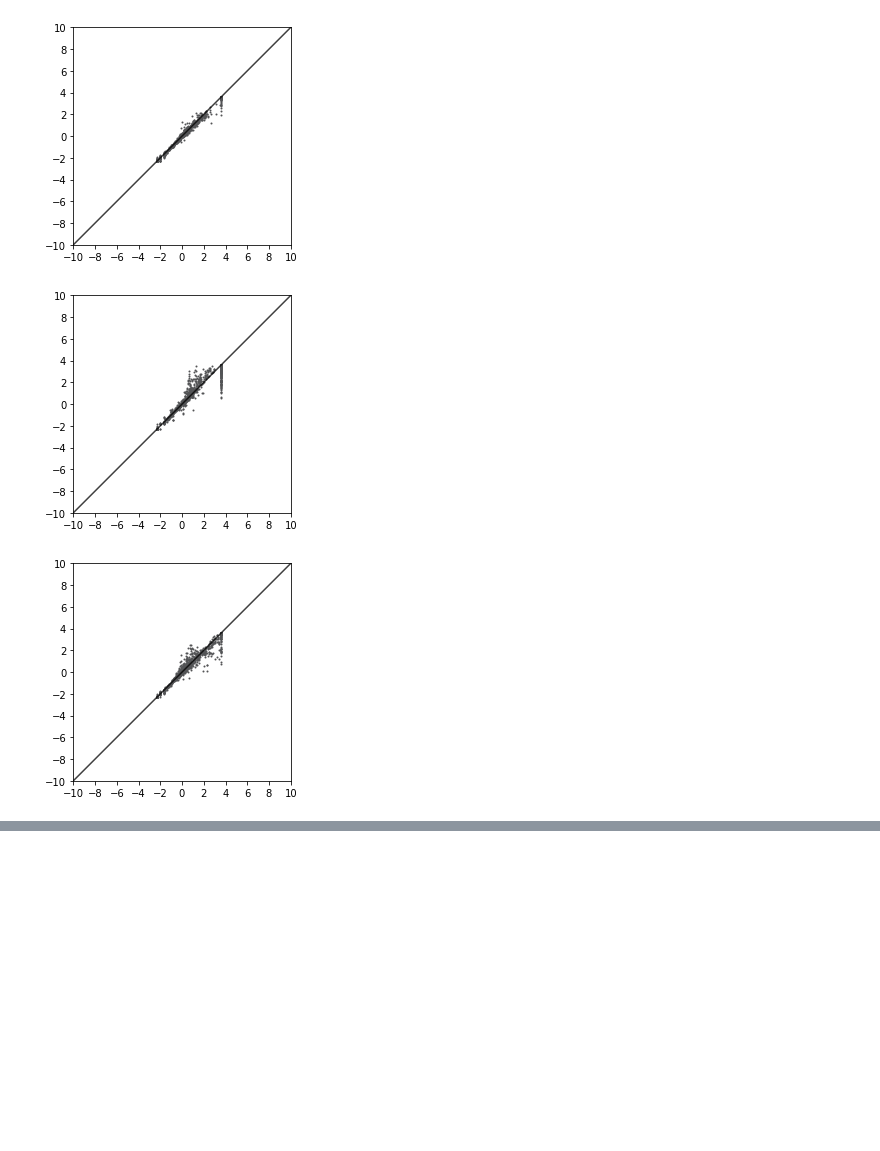
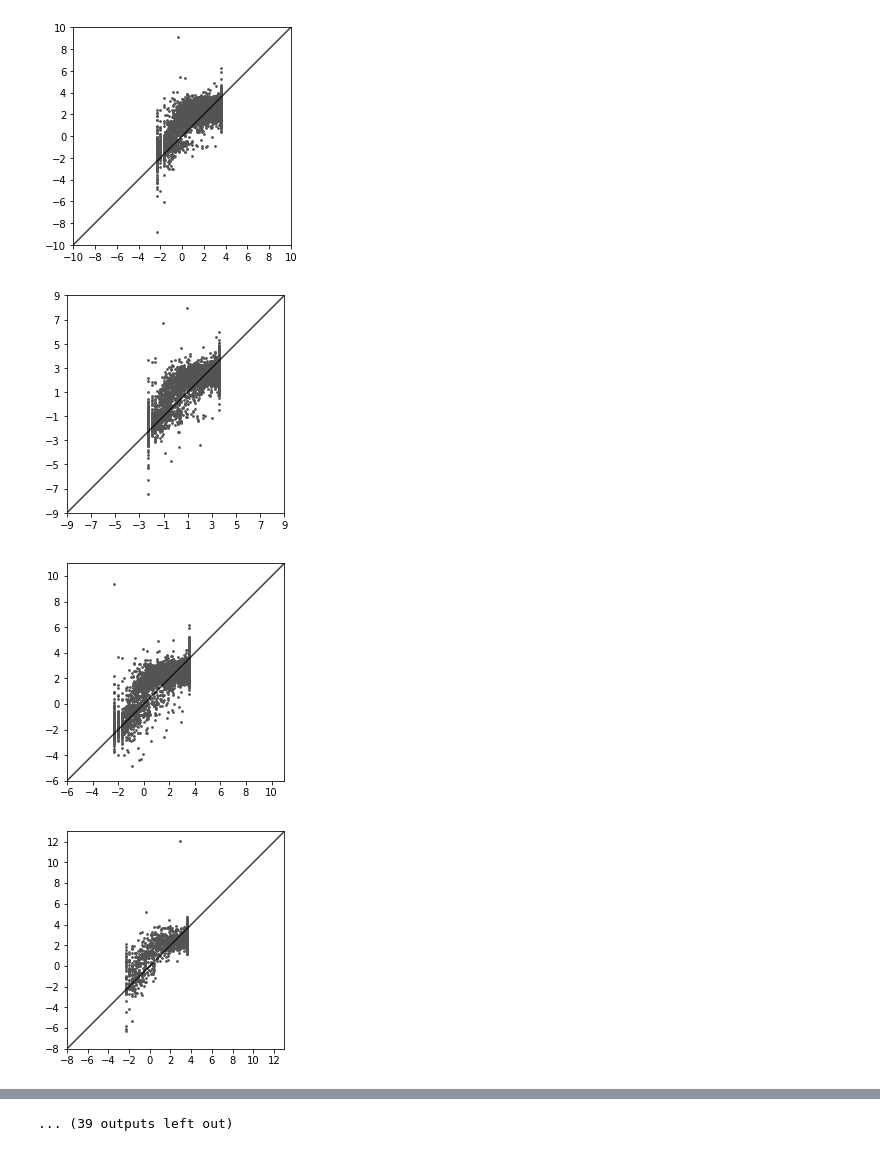
Before and after one commit to shisharka/algorithm_runtime_prediction, a Jupyter notebook: plots.ipynb, the cells around one changed output, grey strips where cells are left out. Cells and saved outputs as stored; diff of their text form; code cells hidden in the pictures; blank space fills up the shorter version.

Commit message:
modified plots and gcrf evaluation script

```diff
--- a/plots.ipynb
+++ b/plots.ipynb
@@ -1,77 +1,54 @@
 # %%
 import pandas as pd
 import numpy as np
 from data_preprocessing import *
 import matplotlib.pyplot as plt
 # %matplotlib inline
-set_names = ['INDU-HAND-RAND',
-             'SAT_Competition_RACE_HAND',
-             'SAT_Competition_RACE_RAND',
-             'SAT_Competition_RACE_INDU',
-             'IBM-SWV',
-             'IBM-ALL',
-             'SWV',
-             'SAT_Competition_RACE_RAND_SAT']
+
 datasets = [
-#  'INDU-HAND-RAND-minisat',
-#   'SAT_Competition_RACE_HAND-minisat',
-#   'SAT_Competition_RACE_RAND-minisat',
-#   'SAT_Competition_RACE_INDU-minisat',
+ 'INDU-HAND-RAND-minisat',
+  'SAT_Competition_RACE_HAND-minisat',
+  'SAT_Competition_RACE_RAND-minisat',
+  'SAT_Competition_RACE_INDU-minisat',
   'IBM-SWV-minisat',
-#   'IBM-ALL-minisat',
-#   'SWV-minisat',
-#   'SAT_Competition_RACE_INDU-cryptominisat',
+  'IBM-ALL-minisat',
+  'SWV-minisat',
+  'SAT_Competition_RACE_INDU-cryptominisat',
   'IBM-SWV-cryptominisat',
-#   'IBM-ALL-cryptominisat',
-#   'SWV-cryptominisat',
-#   'SAT_Competition_RACE_INDU-spear',
+  'IBM-ALL-cryptominisat',
+  'SWV-cryptominisat',
+  'SAT_Competition_RACE_INDU-spear',
   'IBM-SWV-spear',
-#   'IBM-ALL-spear',
-#   'SWV-spear',
-#   'SAT_Competition_RACE_RAND_SAT-tnm',
-#   'SAT_Competition_RACE_RAND_SAT-saps'
+  'IBM-ALL-spear',
+  'SWV-spear',
+  'SAT_Competition_RACE_RAND_SAT-tnm',
+  'SAT_Competition_RACE_RAND_SAT-saps'
 ]
-# models = ['plain_ridge',
-#           'plain_ridge_with_interactions',
-# #           'ridge_with_ffs_0',
-# #           'ridge_with_ffs_1',
-#           'ridge_with_ffs_2',
-# #           'ridge_with_rfe_0',
-# #           'ridge_with_rfe_1',
-#           'ridge_with_rfe_2',
-# #           'ridge_with_rfe_3',
-#           'ridge_with_rfe_4',
-#           'ridge_with_rfe_cv_0',
-#          ]
-models = ['rf_5']
+models = ['plain_ridge',
+          'ridge_with_ffs_2',
+          'ridge_with_rfe_2']
 for dataset in datasets:
     for model in models:
-#         model = 'plain_ridge'
         solver_times = pd.read_csv('data/' + dataset + '.csv', names=['INSTANCE_ID', 'SOLVER_TIME'])['SOLVER_TIME'].get_values()
         Y = log10_transform(solver_times)
 
-        predictions = np.load('rf_predictions/' + dataset + '_' + model + '.npy')
+        predictions = np.load('ridge_predictions/' + dataset + '_' + model + '.npy')
         fig, ax = plt.subplots()
-        ax.scatter(Y, predictions, c='#535456', s=1)
-#         lims = [
-#             np.floor(np.min([ax.get_xlim(), ax.get_ylim()])), # min of both axes
-#             np.ceil(np.max([ax.get_xlim(), ax.get_ylim()])),  # max of both axes
-#         ]
+        ax.scatter(Y, predictions, c='#535456', s=3)
         lims = [
-            -10, # min of both axes
-            10,  # max of both axes
+            np.floor(np.min([ax.get_xlim(), ax.get_ylim()])), # min of both axes
+            np.ceil(np.max([ax.get_xlim(), ax.get_ylim()])),  # max of both axes
         ]
         ax.set_xlim(lims)
         ax.set_ylim(lims)
         ax.plot(lims, lims, 'k-', alpha=0.75)
         ax.set_aspect('equal')
-#         plt.xticks(np.arange(lims[0], lims[1] + 1, step=10))
-#         plt.yticks(np.arange(lims[0], lims[1] + 1, step=10))
-        plt.xticks(np.arange(-10, 11, step=2))
-        plt.yticks(np.arange(-10, 11, step=2))
+        plt.xticks(np.arange(lims[0], lims[1] + 1, step=2))
+        plt.yticks(np.arange(lims[0], lims[1] + 1, step=2))
         plt.savefig(dataset + '---' + model)
         plt.show()
 # %% [output]
-[figure, old version]
+[figure, new version]
-[figure, old version]
+[figure, new version]
-[figure, old version]
+[figure, new version]
+[figure, added]
@@ -78 +63,2 @@ for dataset in datasets:
+... (39 outputs left out)
 # %%
```
Also changed, not shown: parts of 5 cells of this notebook, 3 other files.
